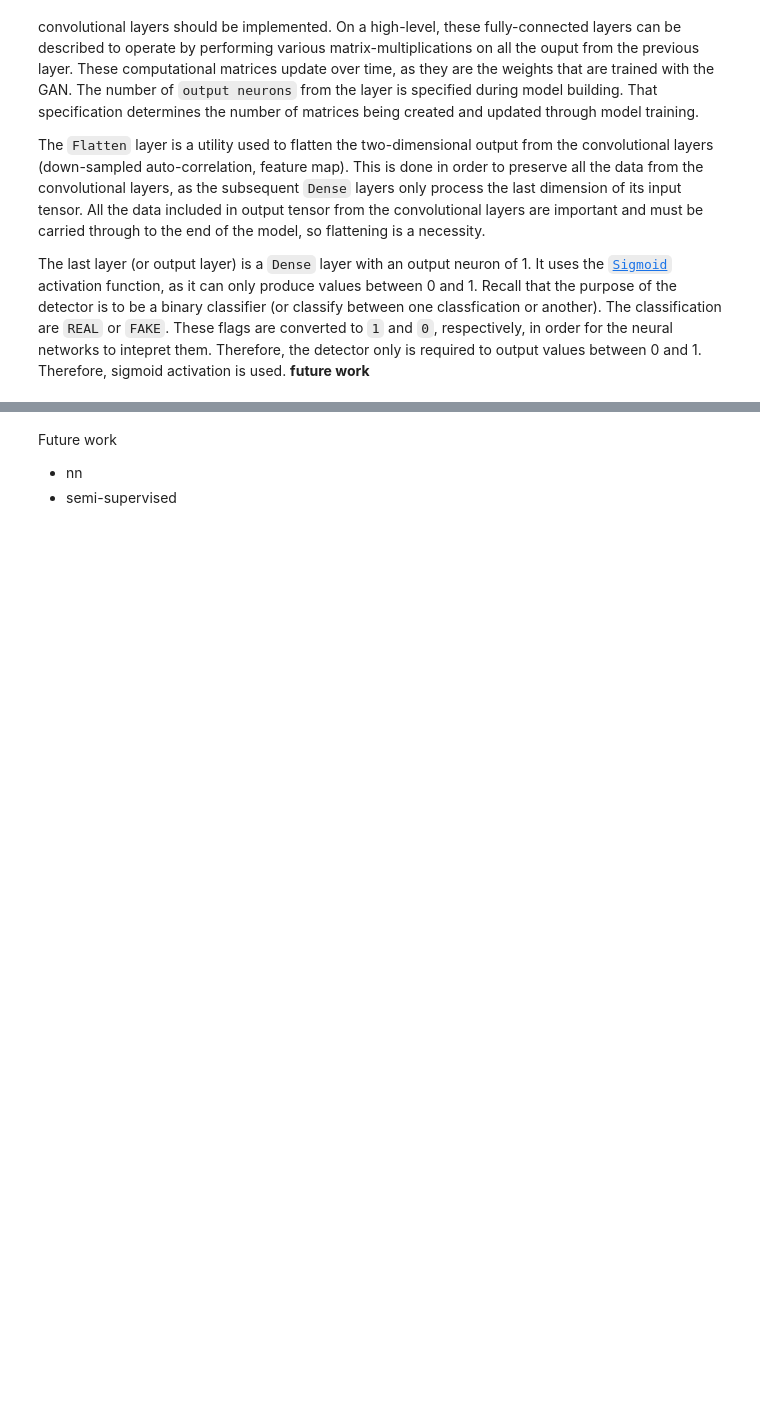
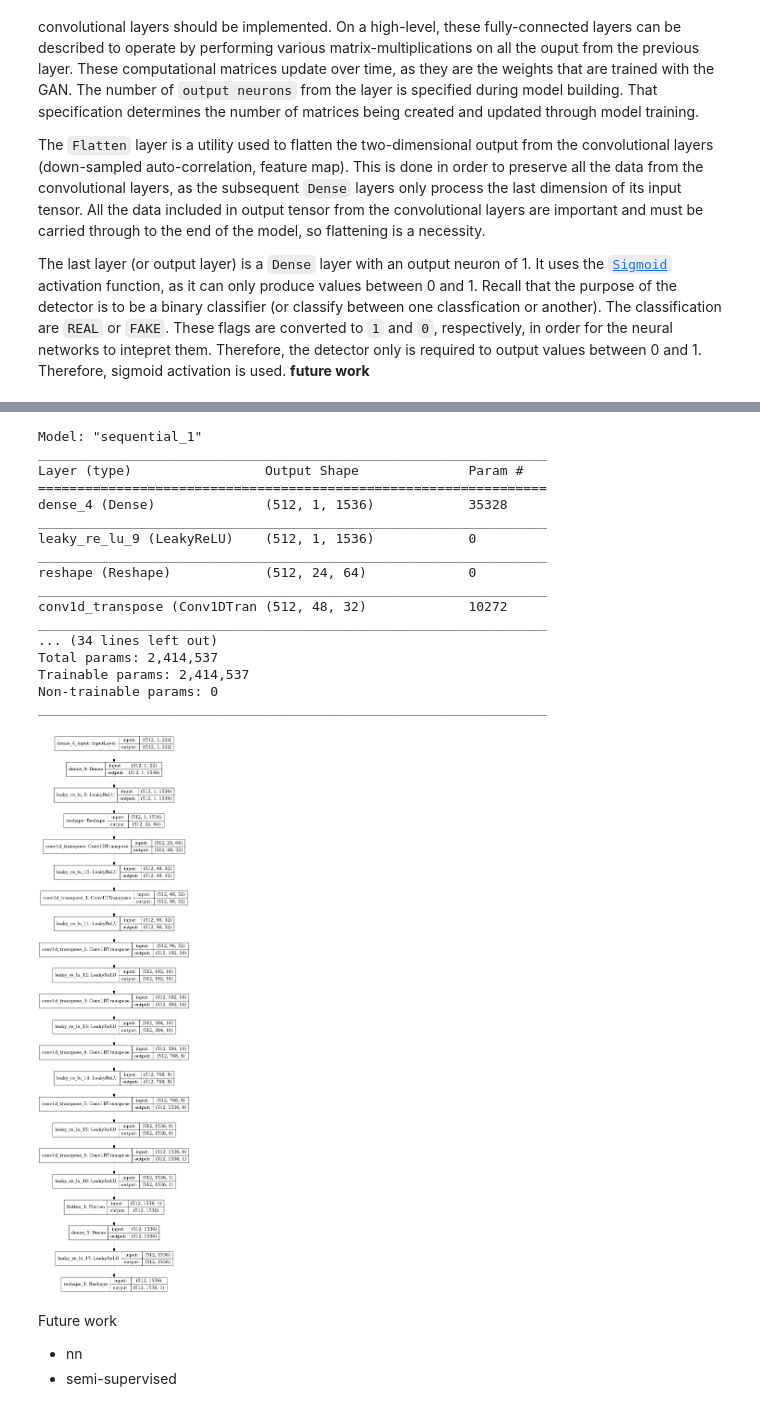
Before and after one commit to jshy883/jshy883-2459122-H4C_Machine-Learning_Practice-, a Jupyter notebook: documented_code.ipynb, the cells around one changed output, grey strips where cells are left out. Drawn from its saved outputs; the diff is of its cells as text; code cells hidden in the pictures; blank space fills up the shorter version.

```diff
--- a/documented_code.ipynb
+++ b/documented_code.ipynb
@@ -246,3 +339,30 @@ def define_detector(n_inputs,batch_size):
+# %%
+latent_dim = 22; # length of desired latent space for input into the generator model
+# %%
+generator = define_generator(n_inputs=n_inputs,latent_dim=latent_dim,batch_size=batch_size) # build generator
+
+# visualize generator architecture
+generator.summary()
+plot_model(generator, show_shapes=True, show_layer_names=True)
+# %% [output]
+Model: "sequential_1"
+_________________________________________________________________
+Layer (type)                 Output Shape              Param #
+=================================================================
+dense_4 (Dense)              (512, 1, 1536)            35328
+_________________________________________________________________
+leaky_re_lu_9 (LeakyReLU)    (512, 1, 1536)            0
+_________________________________________________________________
+reshape (Reshape)            (512, 24, 64)             0
+_________________________________________________________________
+conv1d_transpose (Conv1DTran (512, 48, 32)             10272
+_________________________________________________________________
+... (34 lines left out)
+Total params: 2,414,537
+Trainable params: 2,414,537
+Non-trainable params: 0
+_________________________________________________________________
+[figure, added]
 # %% [markdown]
 Future work
 - nn
```
Also changed, not shown: parts of 21 cells of this notebook.
